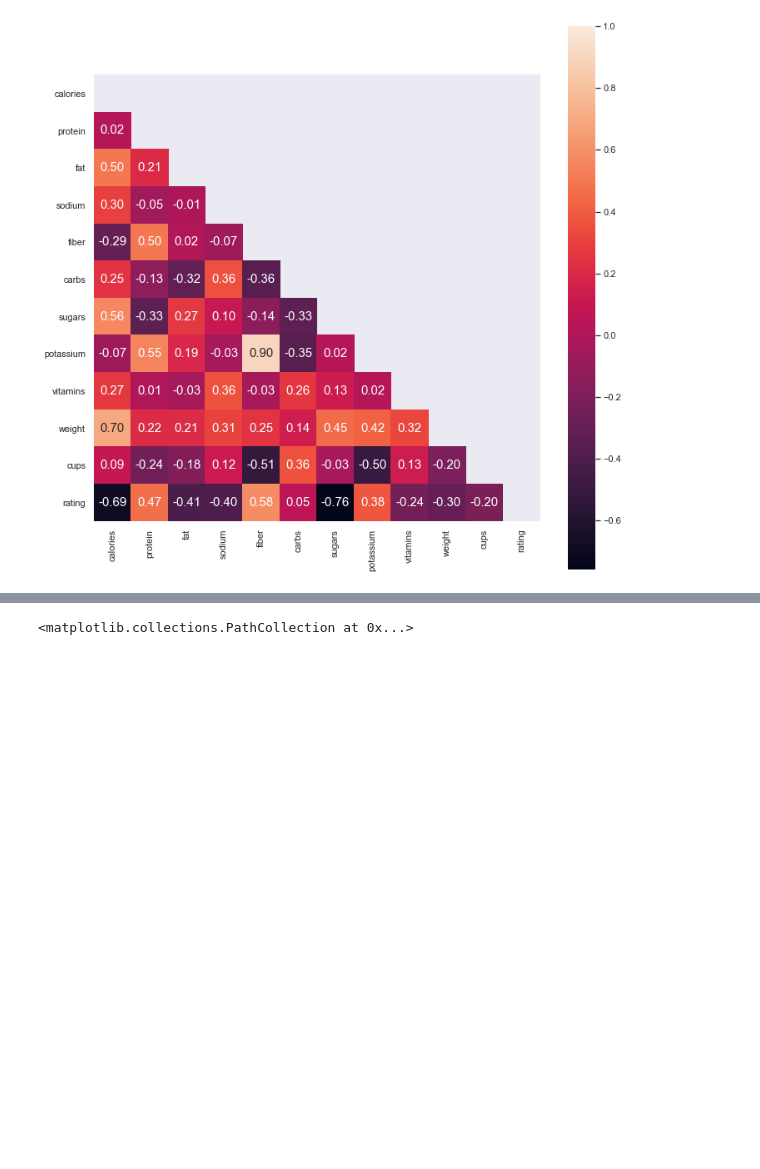
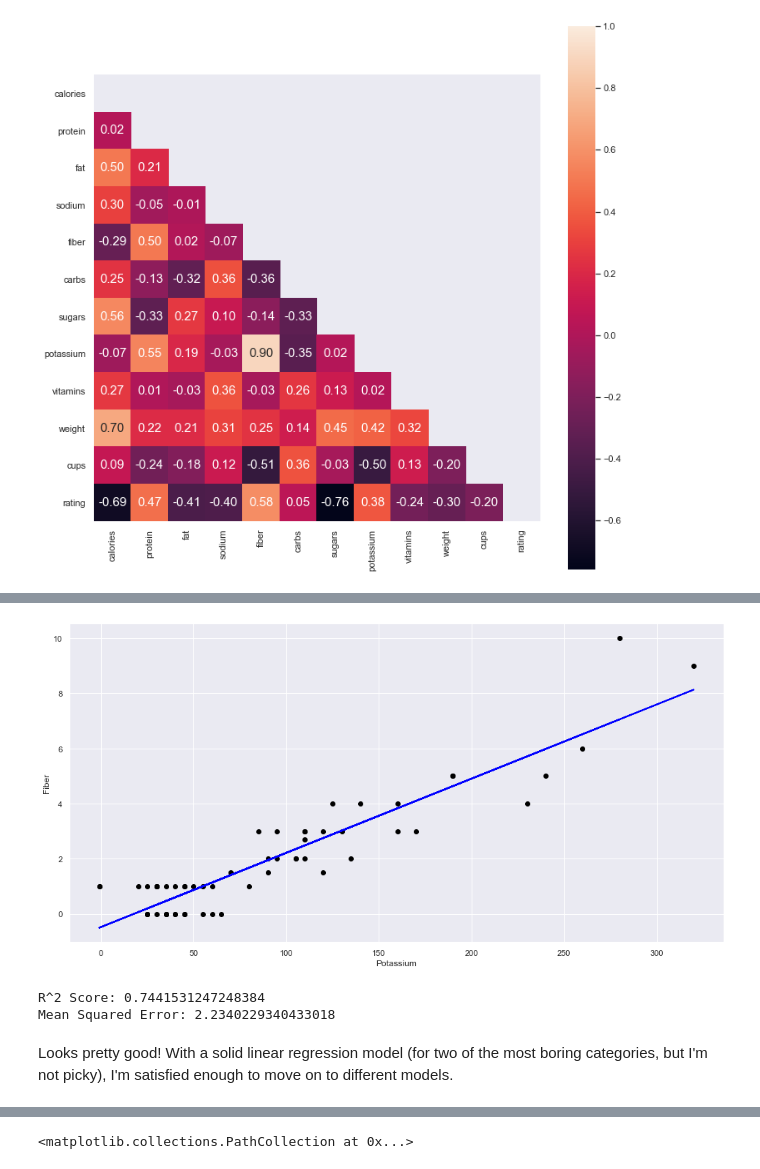
Before and after one commit to angelinaolmedo7/DSFinal, a Jupyter notebook: CerealInvestigation.ipynb, the cells around one changed output, grey strips where cells are left out. Saved outputs shown, nothing was run; the diff lists cells and outputs as text; code cells hidden in the pictures; blank space fills up the shorter version.

```diff
--- a/CerealInvestigation.ipynb
+++ b/CerealInvestigation.ipynb
@@ -116,3 +161,32 @@ Mean Squared Error: 7.32062920045099e-28
+# %%
+X = df['potassium'].values.reshape(-1,1)
+y = df['fiber'].values.reshape(-1,1)
+
+X_train, X_test, y_train, y_test = train_test_split(X, y, test_size=0.25, random_state=0)
+
+lrm = LinearRegression()
+lrm.fit(X_train, y_train)
+pred = lrm.predict(X_train)
+y_pred = lrm.predict(X_test)
+
+plt.figure(figsize=(16, 8))
+plt.scatter(X_train, y_train, c='black')
+plt.plot(X_train, pred, c='blue', linewidth=2)
+plt.xlabel("Potassium")
+plt.ylabel("Fiber")
+plt.show()
+
+r2 = r2_score(y_test, y_pred) # 1.0 is best
+mse = mean_squared_error(y_test, y_pred) # 0.0 is best
+
+print("R^2 Score: {}".format(r2))
+print("Mean Squared Error: {}".format(mse))
+# %% [output]
+[figure, added]
+R^2 Score: 0.7441531247248384
+Mean Squared Error: 2.2340229340433018
+# %% [markdown]
+Looks pretty good! With a solid linear regression model (for two of the most boring categories, but I'm not picky), I'm satisfied enough to move on to different models.
 # %%
 from sklearn.preprocessing import StandardScaler
 from sklearn.cluster import KMeans
```
Also changed, not shown: parts of 19 cells of this notebook.
